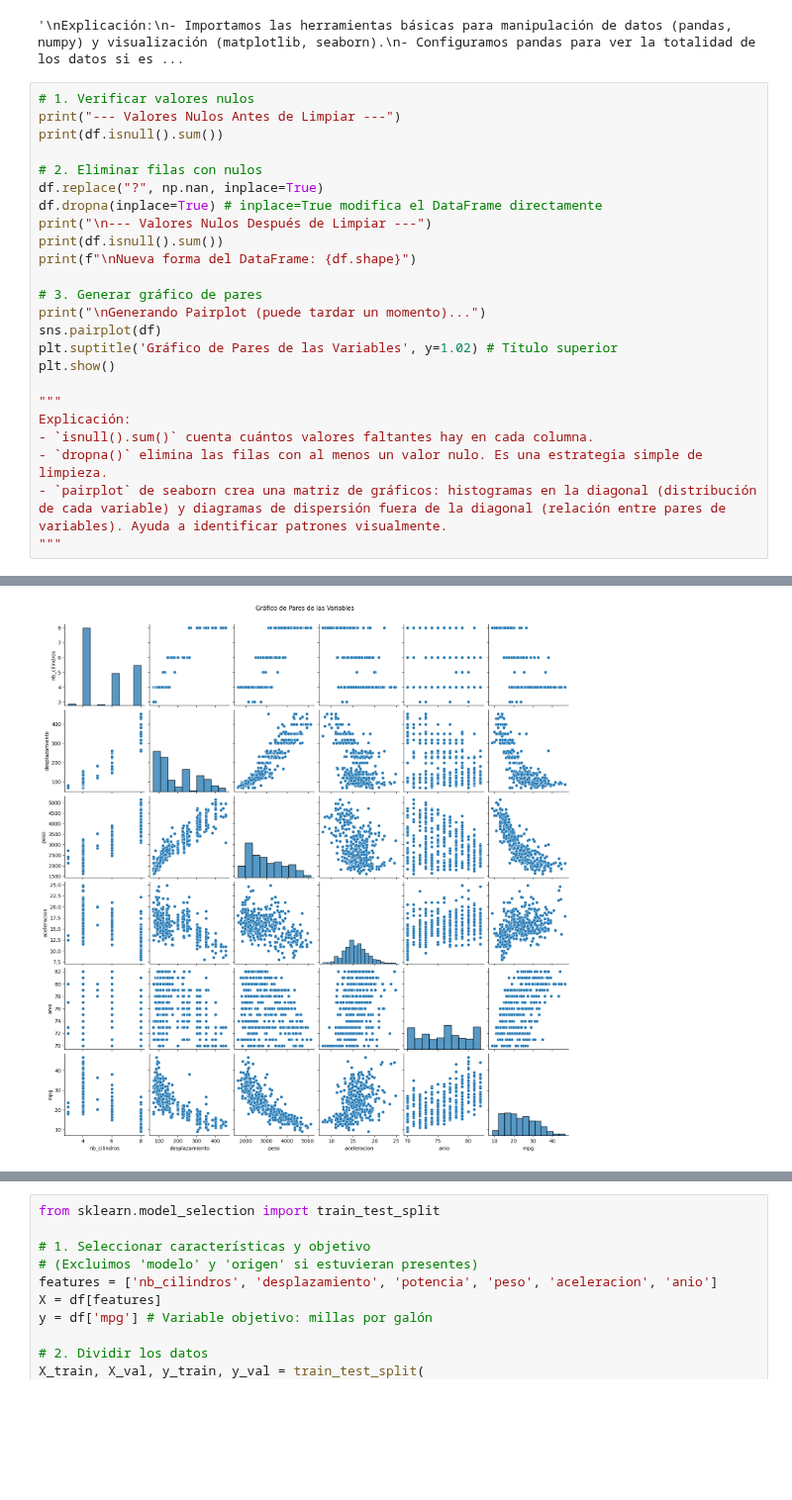
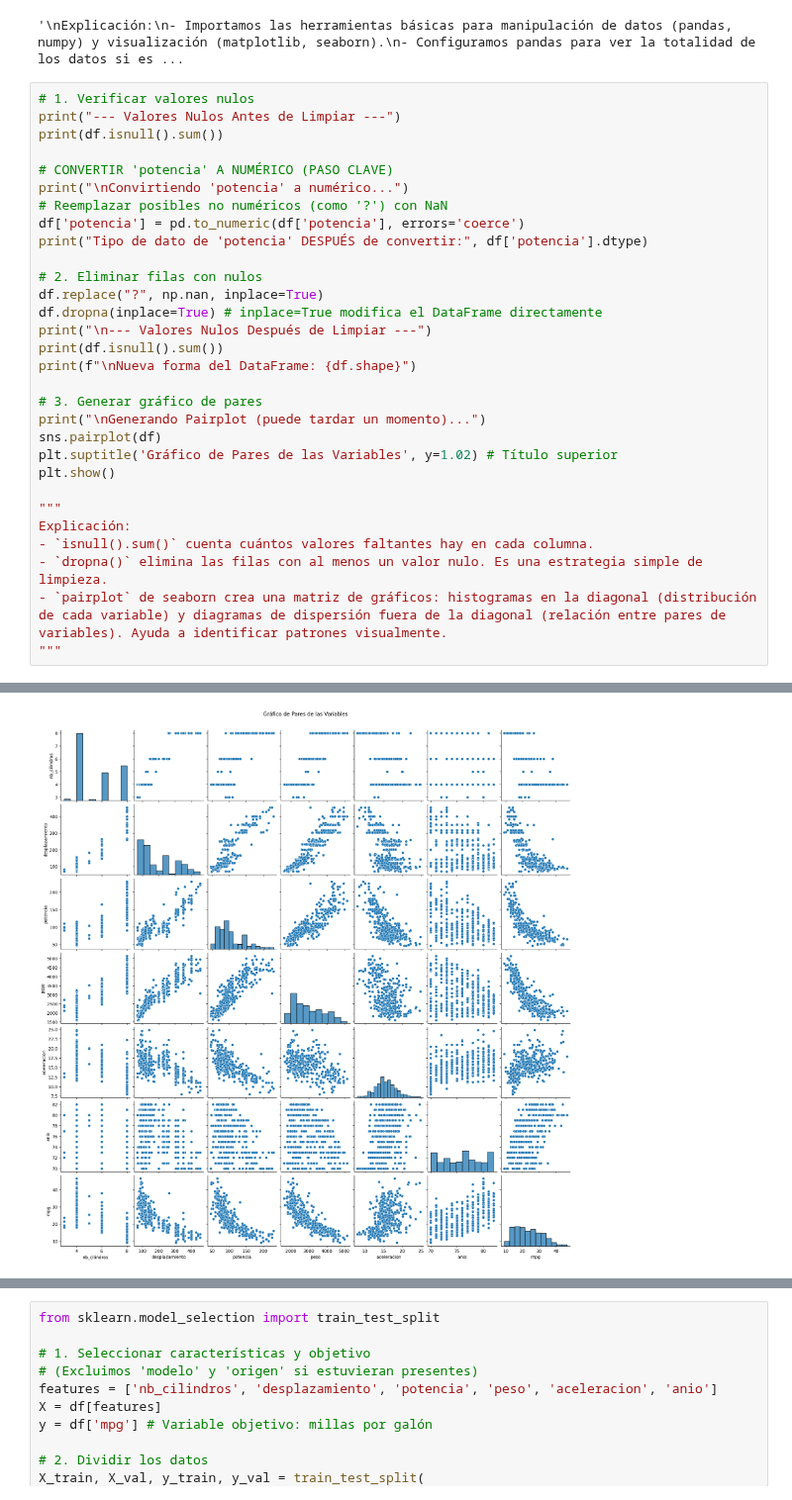
Before and after one commit to WSmithDR/espol-bootcamp-data_science, a Jupyter notebook: main.ipynb, the cells around one changed output, grey strips where cells are left out. Shown at 99% size. Saved outputs shown, nothing was run; the diff lists cells and outputs as text; blank space fills up the shorter version.

```diff
--- a/main.ipynb
+++ b/main.ipynb
@@ -52,6 +52,12 @@ max     46.600000
 # 1. Verificar valores nulos
 print("--- Valores Nulos Antes de Limpiar ---")
 print(df.isnull().sum())
+
+# CONVERTIR 'potencia' A NUMÉRICO (PASO CLAVE)
+print("\nConvirtiendo 'potencia' a numérico...")
+# Reemplazar posibles no numéricos (como '?') con NaN
+df['potencia'] = pd.to_numeric(df['potencia'], errors='coerce')
+print("Tipo de dato de 'potencia' DESPUÉS de convertir:", df['potencia'].dtype)
 
 # 2. Eliminar filas con nulos
 df.replace("?", np.nan, inplace=True)
@@ -89,8 +95,8 @@ dtype: int64
 
 Nueva forma del DataFrame: (392, 8)
 
 Generando Pairplot (puede tardar un momento)...
-[figure, old version]
+[figure, new version]
 '\nExplicación:\n- `isnull().sum()` cuenta cuántos valores faltantes hay en cada columna.\n- `dropna()` elimina las filas con al menos un valor nulo. Es una estrategia simple de limpieza.\n- `pairplot ...
 # %%
 from sklearn.model_selection import train_test_split
```
Also changed, not shown: parts of 2 cells of this notebook.
